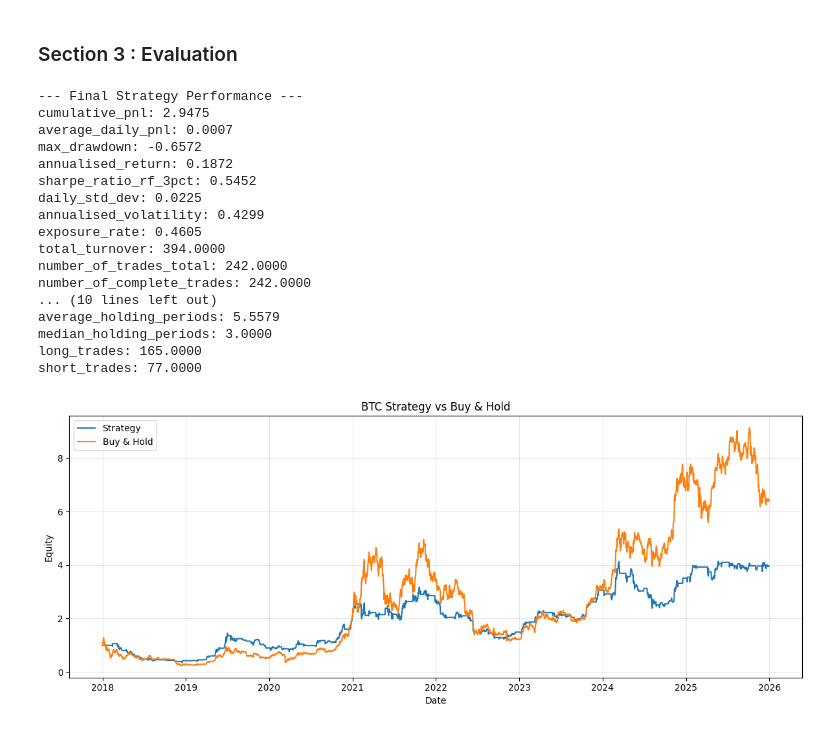
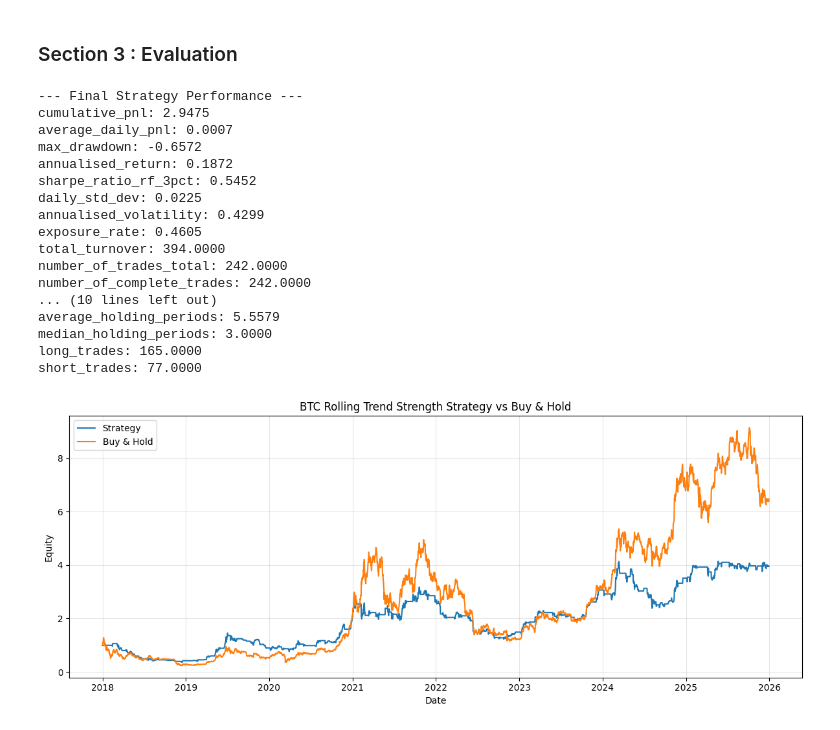
Before and after one commit to yizhouhang/dse4211_crypto_portfolio, a Jupyter notebook: strategies/rolling_trend_strength_filter.ipynb, the cells around one changed output. Cells and saved outputs as stored; diff of their text form; code cells hidden in the pictures.

Commit message:
rolling combined

```diff
--- a/strategies/rolling_trend_strength_filter.ipynb
+++ b/strategies/rolling_trend_strength_filter.ipynb
@@ -187,32 +187,32 @@ eth_daily_eval, eth_trade_log, eth_summary = evaluate_strategy_full(
 # %%
 ## BTC
 print("\n--- Final Strategy Performance ---")
 for k, v in btc_summary.items():
     print(f"{k}: {v:.4f}")
 
 plot_strategy_vs_buy_hold(
     btc_daily_eval,
-    title="BTC Strategy vs Buy & Hold"
+    title="BTC Rolling Trend Strength Strategy vs Buy & Hold"
 )
 # %% [output]
 --- Final Strategy Performance ---
 cumulative_pnl: 2.9475
 average_daily_pnl: 0.0007
 max_drawdown: -0.6572
 annualised_return: 0.1872
 sharpe_ratio_rf_3pct: 0.5452
 daily_std_dev: 0.0225
 annualised_volatility: 0.4299
 exposure_rate: 0.4605
 total_turnover: 394.0000
 number_of_trades_total: 242.0000
 number_of_complete_trades: 242.0000
 ... (10 lines left out)
 average_holding_periods: 5.5579
 median_holding_periods: 3.0000
 long_trades: 165.0000
 short_trades: 77.0000
-[figure, old version]
+[figure, new version]
 # %%
 ## ETH
 print("\n--- Final Strategy Performance ---")
```
Also changed, not shown: parts of 1 cell of this notebook, 1 other file.
